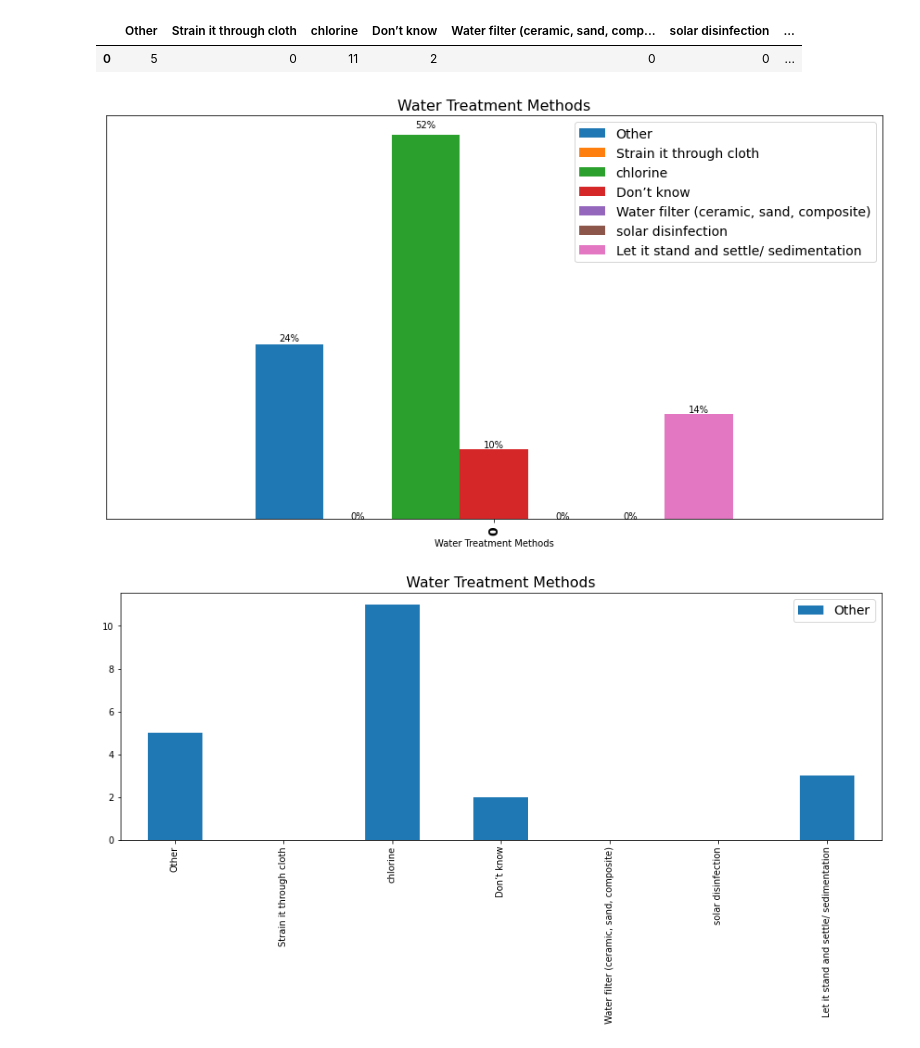
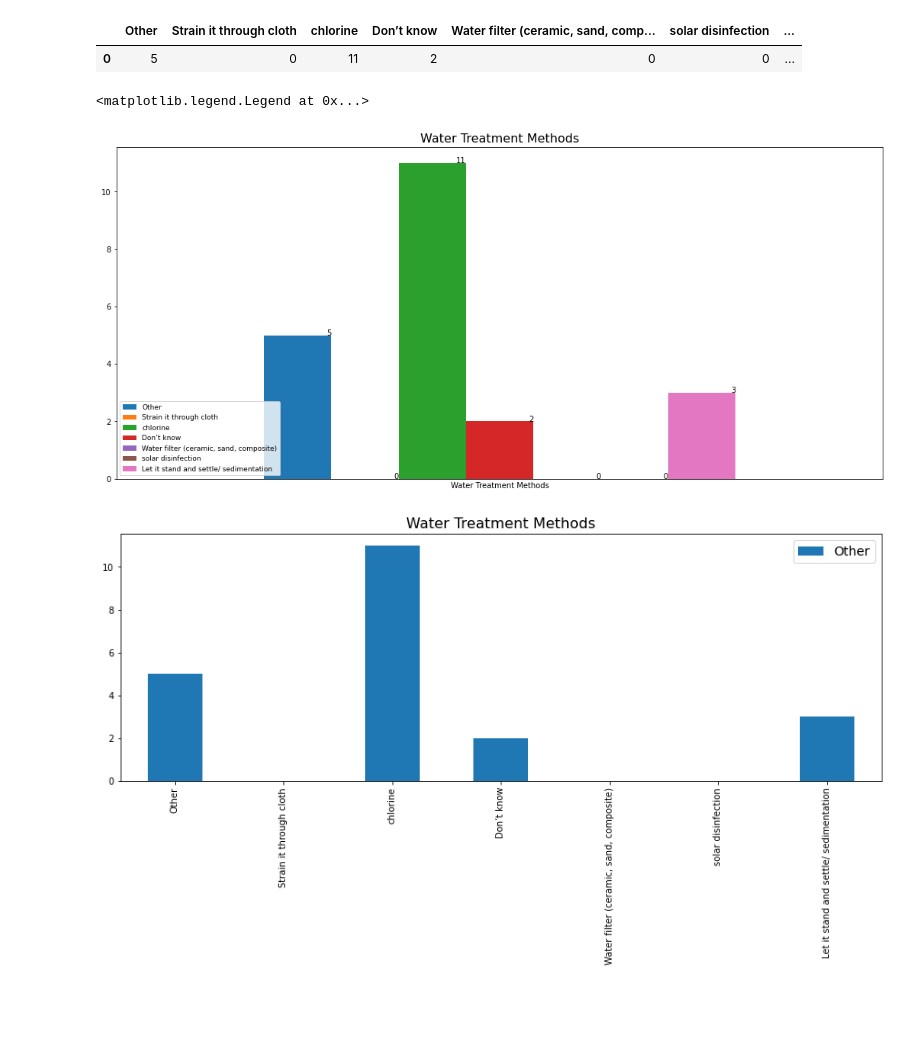
Before and after one commit to ch1b4d4/MNCH-Data, a Jupyter notebook: test.ipynb, the cells around one changed output. Saved outputs shown, nothing was run; the diff lists cells and outputs as text; code cells hidden in the pictures; blank space fills up the shorter version.

```diff
--- a/test.ipynb
+++ b/test.ipynb
@@ -419,25 +504,25 @@ df_dict.head()
 |  | Number of People: 1-5 | Number of People: 6-10 | Number of People: 11-15 | Number of People: 16-20 | ... |
 | 0 | 67 | 79 | 13 | 2 | ... |
 # %%
-colors_list = ['#5cb85c','#5bc0de','#d9534f','#40E0D0','#008000']
+# colors_list = ['#5cb85c','#5bc0de','#d9534f','#40E0D0','#008000']
 
 # Normalize result
-result_pct = df_dict.div(df_dict.sum(1), axis=0)
+# result_pct = df_dict.div(df_dict.sum(1), axis=0)
 
-ax = result_pct.plot(kind='bar',figsize=(15,8),width = 0.8,color = colors_list,edgecolor=None)
+ax = df_dict.plot(kind='bar',figsize=(15,8),width = 0.8,edgecolor=None)
 ax.set_xlabel("Number of People in Household")
 plt.legend(labels=df_dict.columns,fontsize= 14)
-plt.title("Number of people in the household",fontsize= 16)
+plt.title("Household Size",fontsize= 16)
 
 plt.xticks(fontsize=14, weight = "bold")
 for spine in plt.gca().spines.values():
     spine.set_visible(True)
-plt.yticks([])
+plt.xticks([])
 
 # Add this loop to add the annotations
 for p in ax.patches:
     width = p.get_width()
     height = p.get_height()
     x, y = p.get_xy()
-    ax.annotate(f'{height:0.00%}', (x + width/2.00, y + height*1.020), ha='center')
+    ax.annotate(f'{height}', (x + width/1.00, y + height*1.00), ha='center')
 # %% [output]
@@ -465,4 +550,8 @@ ax = df_dict.plot.bar(rot=0, figsize=(8, 7))
 plt.title('Age of people in the household')
 ax.set_xlabel("The Age Groups of People in Household")
 ax.set_ylabel("Number of People in the Household")
+plt.xticks(fontsize=14, weight = "bold")
+for spine in plt.gca().spines.values():
+    spine.set_visible(True)
+plt.xticks([])
 # %% [output]
@@ -701,29 +790,55 @@ water_dict.head()
 | 0 | 5 | 0 | 11 | 2 | 0 | 0 | ... |
 # %%
 
-colors_list = ['#5cb85c','#5bc0de','#d9534f','#40E0D0','#008000']
+# plt.bar(*zip(*counselling_dict.items()))
+# Normalize result
+# result_pct = water_dict.div(water_dict.sum(1), axis=0)
 
-# Normalize result
-result_pct = water_dict.div(water_dict.sum(1), axis=0)
-
-ax = result_pct.plot(kind='bar',figsize=(15,8),width = 0.8,edgecolor=None)
+ax = pd.DataFrame(water_dict).plot(kind = 'bar',figsize=(18,8),width = 0.8,edgecolor=None)
 ax.set_xlabel("Water Treatment Methods")
-plt.legend(labels=water_dict.columns,fontsize= 14)
 plt.title("Water Treatment Methods",fontsize= 16)
 
 plt.xticks(fontsize=14, weight = "bold")
 for spine in plt.gca().spines.values():
     spine.set_visible(True)
-plt.yticks([])
+plt.xticks([])
 
-# Add this loop to add the annotations
 for p in ax.patches:
     width = p.get_width()
     height = p.get_height()
     x, y = p.get_xy()
-    ax.annotate(f'{height:0.00%}', (x + width/2.00, y + height*1.020), ha='center')
+    ax.annotate(f'{height}', (x + width/1.00, y + height*1.0), ha='right')
+
+
+plt.legend(labels=water_dict.columns,fontsize=9, loc="lower left")
+
+
+
+
+# colors_list = ['#5cb85c','#5bc0de','#d9534f','#40E0D0','#008000']
+
+# # Normalize result
+# result_pct = water_dict.div(water_dict.sum(1), axis=0)
+
+# ax = result_pct.plot(kind='bar',figsize=(15,8),width = 0.8,edgecolor=None)
+# ax.set_xlabel("Water Treatment Methods")
+# plt.legend(labels=water_dict.columns,fontsize= 14)
+# plt.title("Water Treatment Methods",fontsize= 16)
+
+# plt.xticks(fontsize=14, weight = "bold")
+# for spine in plt.gca().spines.values():
+#     spine.set_visible(True)
+# plt.xticks([])
+
+# # Add this loop to add the annotations
+# for p in ax.patches:
+#     width = p.get_width()
+#     height = p.get_height()
+#     x, y = p.get_xy()
+#     ax.annotate(f'{height:0.00%}', (x + width/2.00, y + height*1.020), ha='center')
 # %% [output]
+<matplotlib.legend.Legend at 0x...>
-[figure, old version]
+[figure, new version]
 # %%
 # loop over all columns
 for col in water_dict.columns:
```
Also changed, not shown: parts of 40 cells of this notebook, 7 other files.
